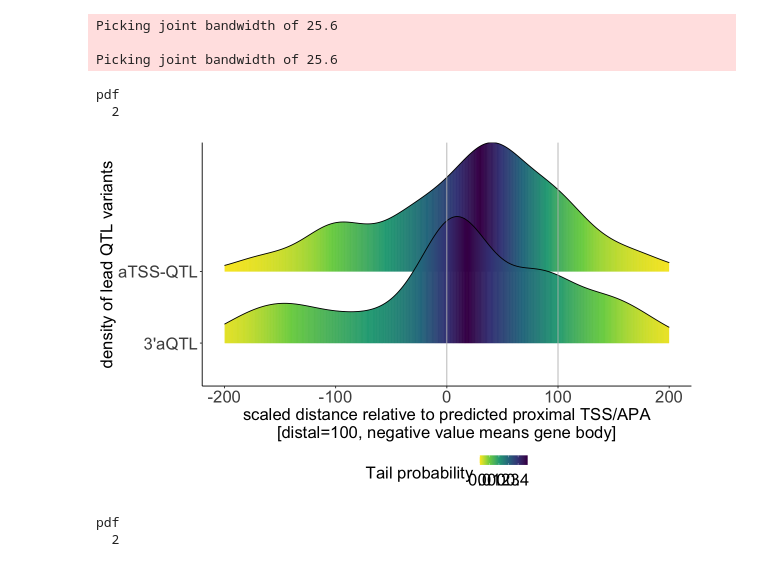
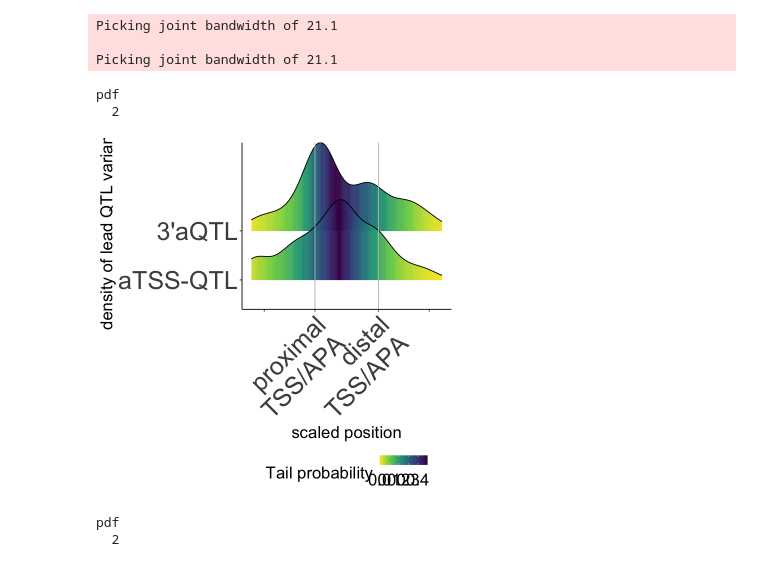
Before and after one commit to juninamo/TRAILS, a Jupyter notebook: Figures/Figure7.ipynb, the cells around one changed output. Cells and saved outputs as stored; diff of their text form; code cells hidden in the pictures.

```diff
--- a/Figures/Figure7.ipynb
+++ b/Figures/Figure7.ipynb
@@ -147,45 +149,46 @@ pdf
 # %%
 # distribution of lead QTL variants focusing on aTSS-QTL and 3'aQTL
 
-options(repr.plot.width=10, repr.plot.height=6)
+options(repr.plot.width=6, repr.plot.height=6)
 g = dat_utr %>%
   dplyr::mutate(QTL = case_when(
     QTL == "5UTR" ~ "aTSS-QTL",
     QTL == "3UTR" ~ "3'aQTL"
-  )) %>%
+  ),
+  QTL = factor(QTL,levels=c("aTSS-QTL","3'aQTL"))) %>%
   ggplot(., aes(x = scaled_pos, y = QTL, fill = 0.5 - abs(0.5 - stat(ecdf)))) +
   ggridges::stat_density_ridges(geom = "density_ridges_gradient", calc_ecdf = TRUE) +
   scale_fill_viridis_c(name = "Tail probability", direction = -1) +
-  xlim(c(-200,200)) +
+  scale_x_continuous(labels=c("","proximal\nTSS/APA","distal\nTSS/APA",""), breaks=c(-80,0,100,180), limits=c(-100,200)) +
   geom_vline(xintercept=0,col="grey") +
   geom_vline(xintercept=100,col="grey") +
   ggsci::scale_color_npg() +
   theme_classic() +
-  xlab("scaled distance relative to predicted proximal TSS/APA\n[distal=100, negative value means gene body]") +
+  xlab("scaled position") +
   ylab("density of lead QTL variants") +
   theme(strip.text.x=element_text(size=20, color="black", face="bold"),
         strip.text.y=element_text(size=20, color="black", face="bold"),
         legend.position = "bottom",
         plot.title = element_text(size=20),
         axis.title.x = element_text(size=20),
         axis.title.y = element_text(size =20),
-        axis.text.y = element_text(size = 20),
-        axis.text.x = element_text(size = 20),
+        axis.text.y = element_text(size = 30),
+        axis.text.x = element_text(size = 30, angle = 45, hjust = 1),
         legend.text =  element_text(size = 20),
         legend.key.size = grid::unit(0.8, "lines"),
         legend.title = element_text(size = 20, hjust = 0))
 
 g
-pdf("./Figure7d.pdf", width=10, height=6)
+pdf("./Figure7d.pdf", width=6, height=6)
 g
 dev.off()
 # %% [output]
-Picking joint bandwidth of 25.6
+Picking joint bandwidth of 21.1
 
-Picking joint bandwidth of 25.6
+Picking joint bandwidth of 21.1
 pdf
   2
-[figure, old version]
+[figure, new version]
 # %%
 # number of QTL variants(lead variants per eGenes or eIsoforms, p<1e<-05)
 
```
Also changed, not shown: parts of 15 cells of this notebook, 17 other files.
